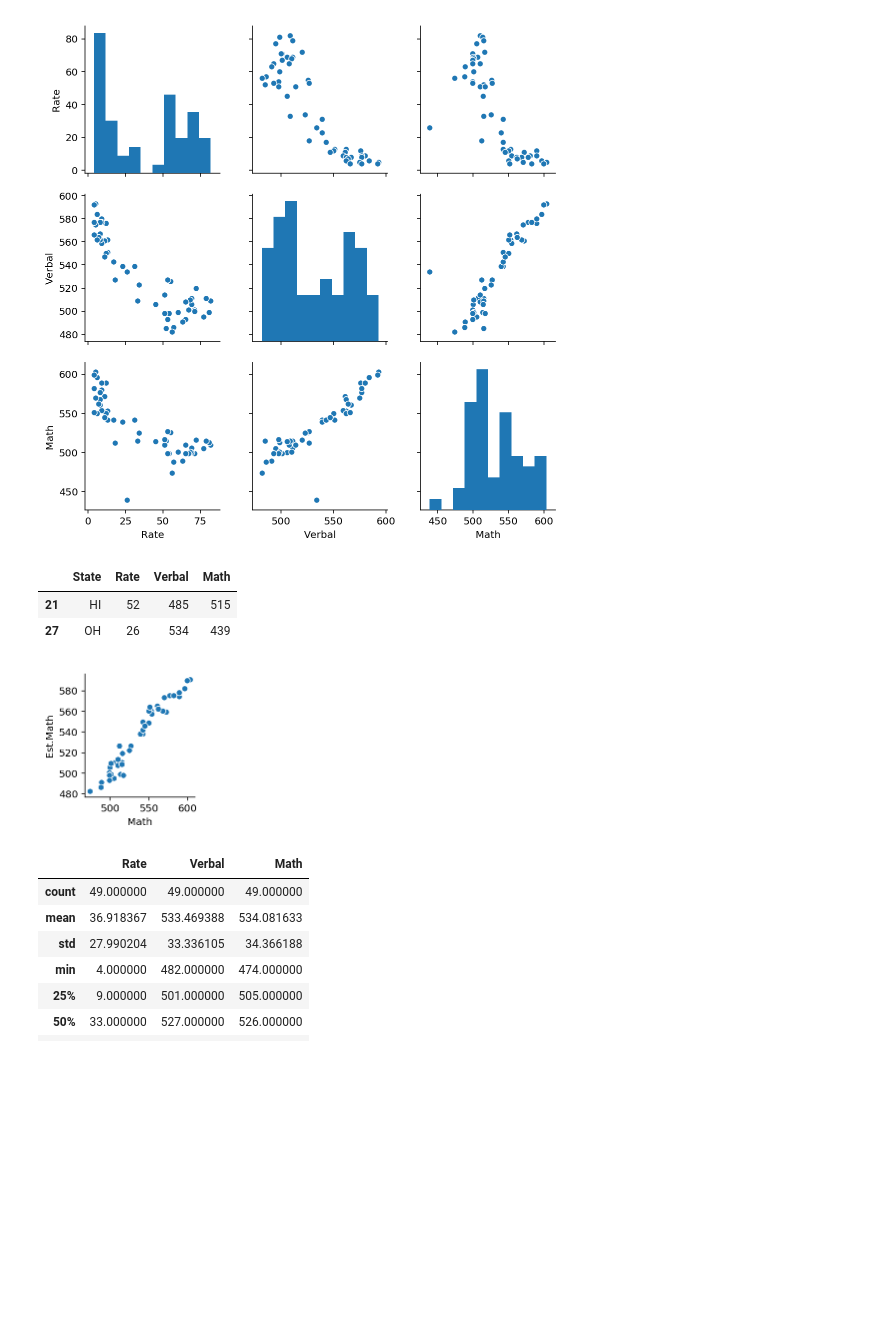
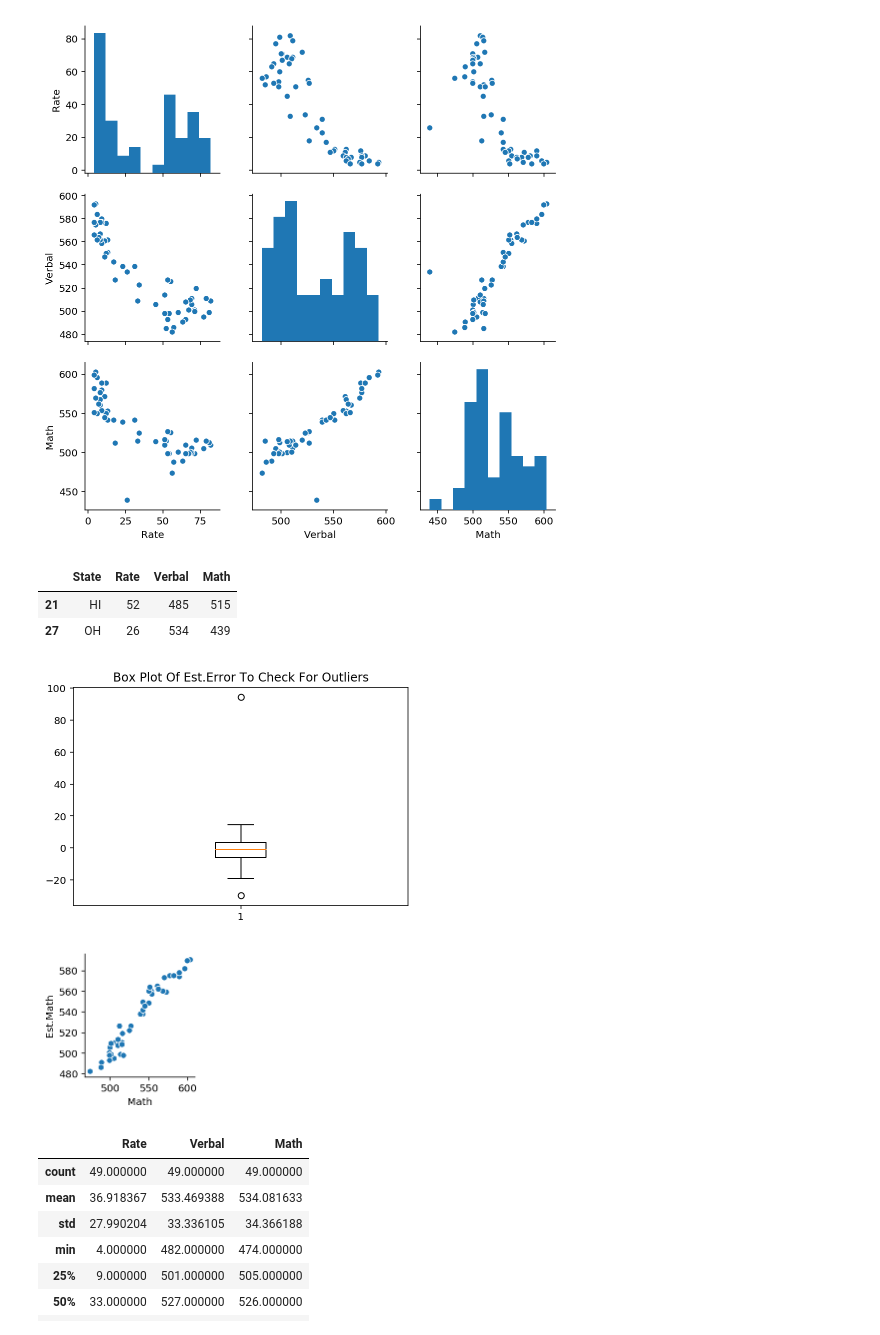
Before and after one commit to luappay/Projects, a Jupyter notebook: Project2/project-02-v2-starter-code.ipynb, the cells around one changed output. Saved outputs shown, nothing was run; the diff lists cells and outputs as text; code cells hidden in the pictures; blank space fills up the shorter version.

```diff
--- a/Project2/project-02-v2-starter-code.ipynb
+++ b/Project2/project-02-v2-starter-code.ipynb
@@ -786,52 +806,57 @@ sns.pairplot(dfs)
 <seaborn.axisgrid.PairGrid at 0x...>
 [figure]
 # %%
-# 8.3 / 8.4 Finding and removing outliers
+### 8.3 / 8.4 Finding and removing outliers
 
 import statsmodels.formula.api as sm
 
 
-# Deep copy of original dataframe, to avoid data integrity issues
+### Deep copy of original dataframe, to avoid data integrity issues
 dfs1 = dfs.copy(deep=True)
 
-# Dropping row 51 which is the average value - a derivative value that is not useful in this situation
+### Dropping row 51 which is the average value - a derivative value that is not useful in this situation
 dfs1.drop(51, axis=0, inplace=True)
 
-# Run regression of y = Math, x = Verbal
-# Using Verbal because it seems to have a stronger correlation to Math than Rate. But in general, a function will run for all base pairs
+### Run regression of y = Math, x = Verbal
+### Using Verbal because it seems to have a stronger correlation to Math than Rate. But in general, a function will run for all base pairs
 result = sm.ols(formula='Math ~ Verbal', data= dfs1).fit()
 
-# Pulling out the constant and slope information to construction a linear equation with y as 'Math'
+### Pulling out the constant and slope information to construction a linear equation with y as 'Math'
 constant = result.params.Intercept
 slope = result.params.Verbal
 
-# Deriving the estimate 'Math' values based on the linear equation constructed above
+### Deriving the estimate 'Math' values based on the linear equation constructed above
 dfs1['Est.Math'] = (dfs1['Verbal'] * slope) + constant
 
-# Finding the difference between the reported and estimated 'Math' scores
+### Finding the difference between the reported and estimated 'Math' scores
 dfs1['Est.Error'] = dfs1['Est.Math'] - dfs1['Math']
 
+### Boxplot Est.Error For Outlier Visual
+plt.title('Box Plot Of Est.Error To Check For Outliers')
+plt.boxplot(dfs1['Est.Error'])
 
-# Getting the quartile range of the estimated errors
+
+### Getting the quartile range of the estimated errors
 UpperQ = np.percentile(dfs1['Est.Error'], 75)
 LowerQ = np.percentile(dfs1['Est.Error'], 25)
 
-# For every row drop the row if 'Est.Error' fails the univariate boxplot method
+### For every row drop the row if 'Est.Error' fails the univariate boxplot method
 index = []
 
 for row in dfs1.index.values:
     if dfs1.loc[row, 'Est.Error'] > (UpperQ - LowerQ) * 1.5 + UpperQ or dfs1.loc[row, 'Est.Error'] < LowerQ - (UpperQ - LowerQ) *1.5:
         dfs1.drop(row, axis=0, inplace=True)
         index += [row]
 sns.pairplot(dfs1, x_vars=['Math'], y_vars=['Est.Math'])
 
-# Print outliers removed
+### Print outliers removed
 dfs.loc[index]
 # %% [output]
 |  | State | Rate | Verbal | Math |
 | 21 | HI | 52 | 485 | 515 |
 | 27 | OH | 26 | 534 | 439 |
-[figure, old version]
+[figure, new version]
+[figure, added]
 # %%
 dfs1.drop(['Est.Math','Est.Error'], axis=1, inplace=True)
 
```
Also changed, not shown: parts of 5 cells of this notebook.
